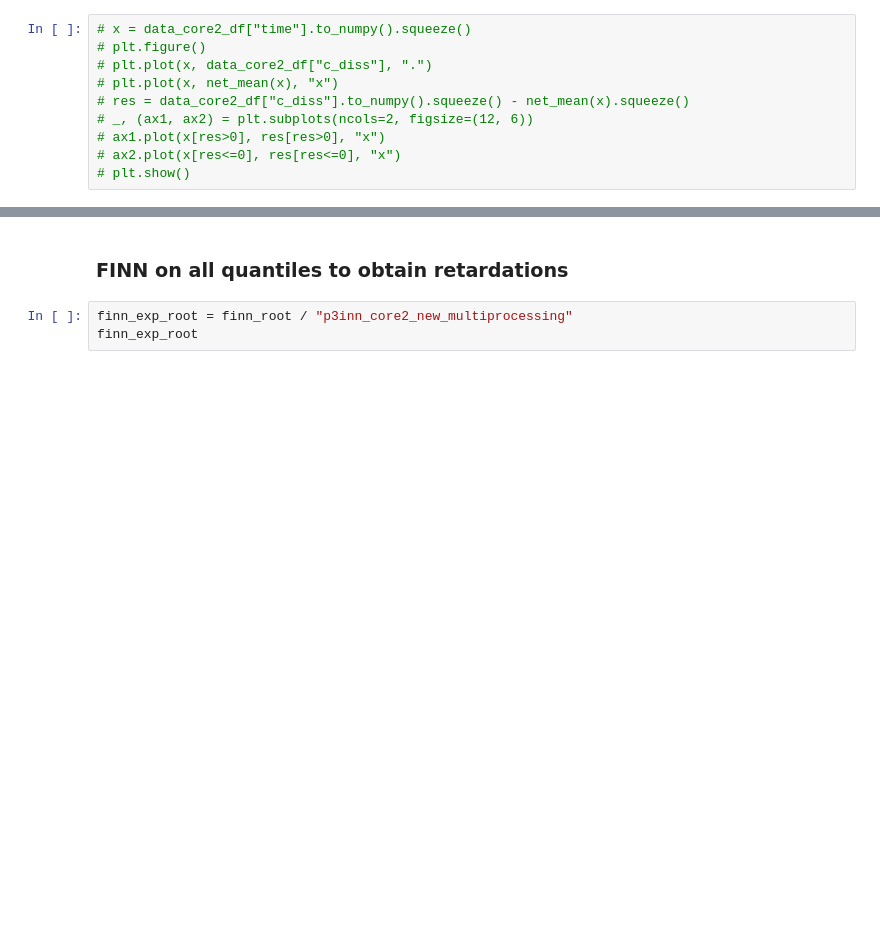
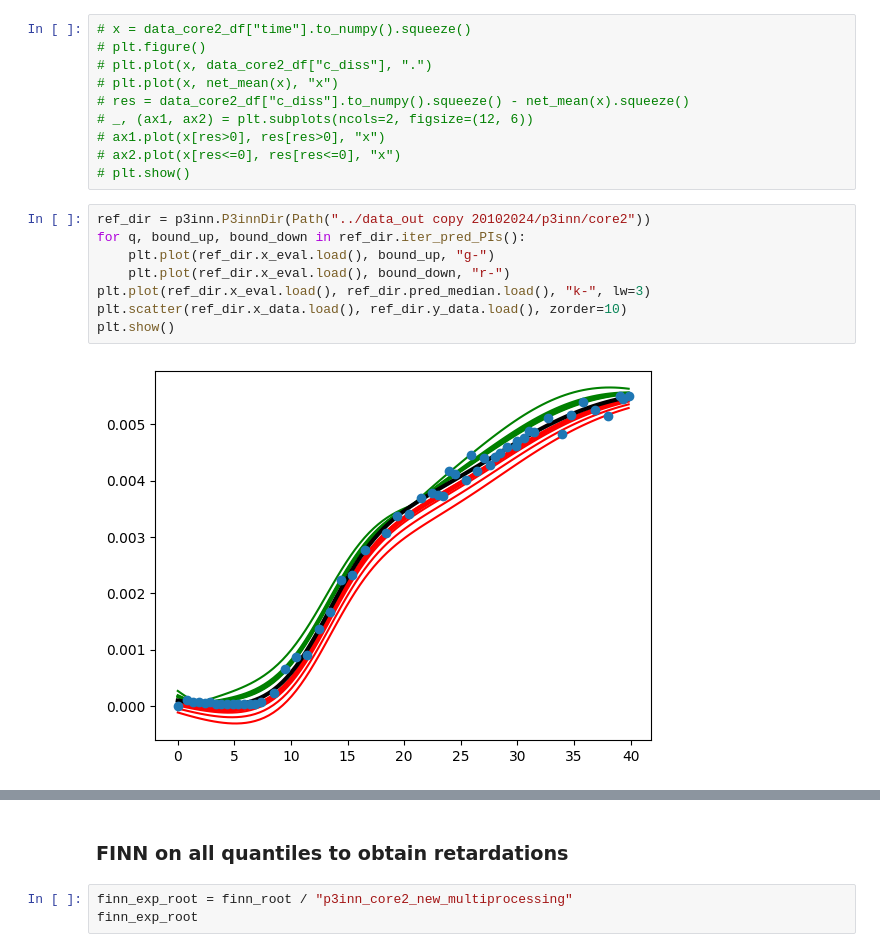
Before and after one commit to RiccardoFrenner/finn-nnpie, a Jupyter notebook: src/run_exp_quantiles.ipynb, the cells around one changed output, grey strips where cells are left out. Drawn from its saved outputs; the diff is of its cells as text; blank space fills up the shorter version.

```diff
--- a/src/run_exp_quantiles.ipynb
+++ b/src/run_exp_quantiles.ipynb
@@ -76,5 +46,15 @@ np.interp(np.random.uniform(size=(10, 1)), np.random.uniform(size=(15, )), np.ra
 # ax1.plot(x[res>0], res[res>0], "x")
 # ax2.plot(x[res<=0], res[res<=0], "x")
 # plt.show()
+# %%
+ref_dir = p3inn.P3innDir(Path("../data_out copy 20102024/p3inn/core2"))
+for q, bound_up, bound_down in ref_dir.iter_pred_PIs():
+    plt.plot(ref_dir.x_eval.load(), bound_up, "g-")
+    plt.plot(ref_dir.x_eval.load(), bound_down, "r-")
+plt.plot(ref_dir.x_eval.load(), ref_dir.pred_median.load(), "k-", lw=3)
+plt.scatter(ref_dir.x_data.load(), ref_dir.y_data.load(), zorder=10)
+plt.show()
+# %% [output]
+[figure, added]
 # %%
 p3inn_core2_dir = p3inn.P3innDir(pi3nn_root / "core2")
```
Also changed, not shown: parts of 6 cells of this notebook, 1 other file.
